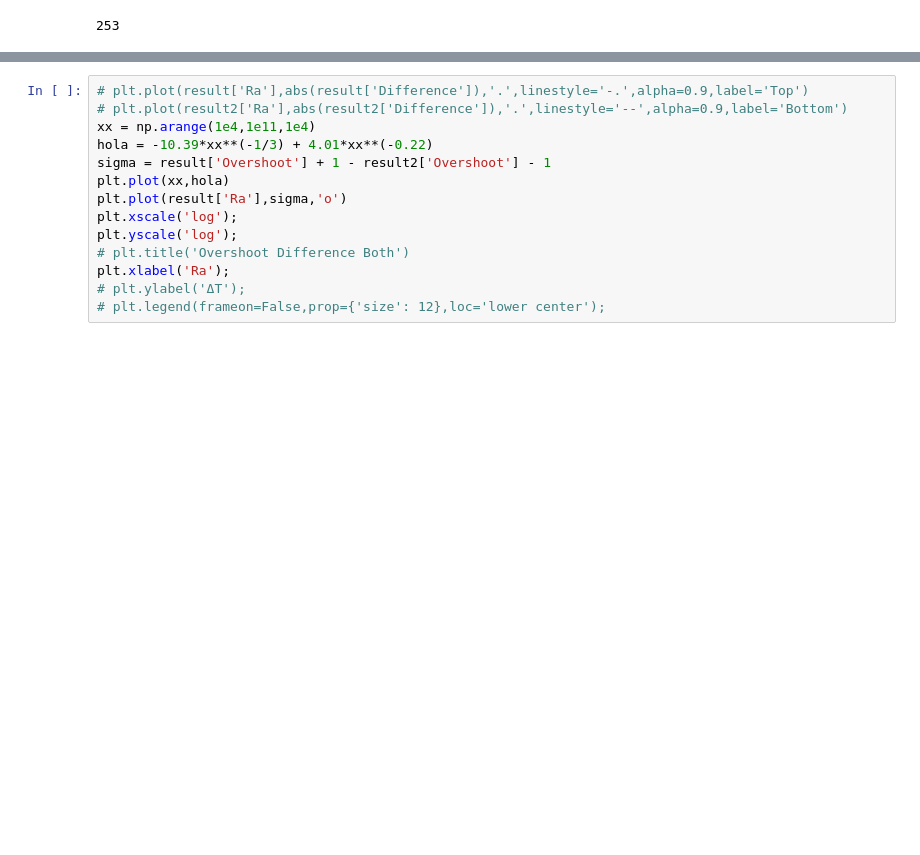
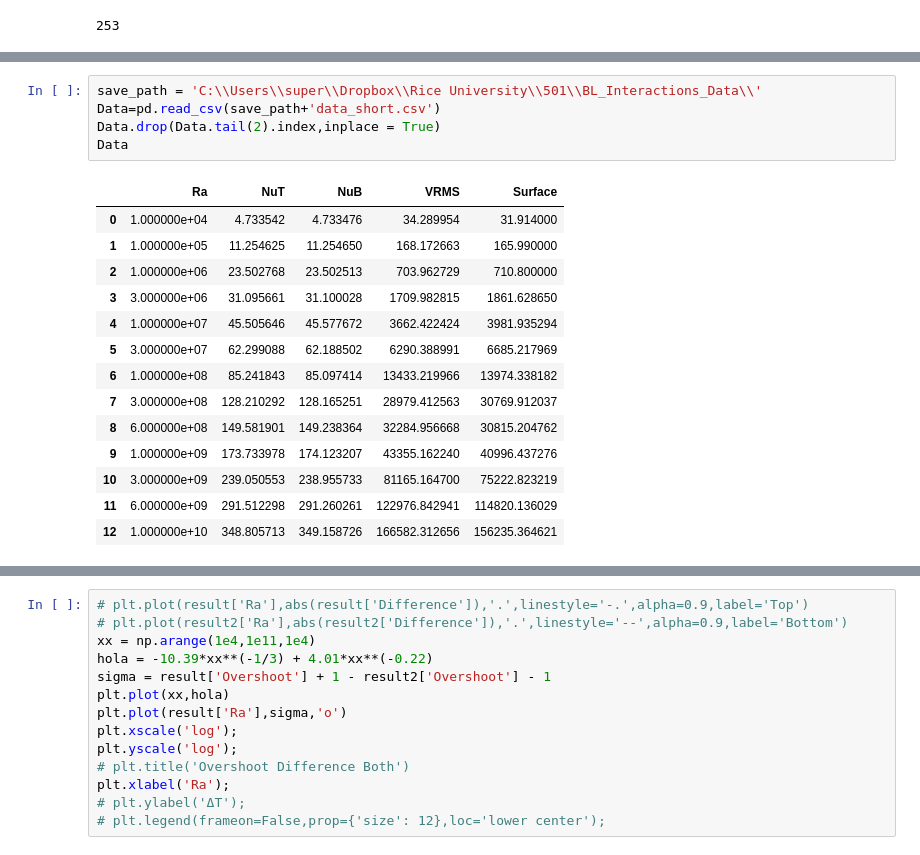
Before and after one commit to juliangtCode/CitcomCU-Notebooks, a Jupyter notebook: Basal Heating/Extract Overshoot from Profiles.ipynb, the cells around one changed output, grey strips where cells are left out. Drawn from its saved outputs; the diff is of its cells as text; blank space fills up the shorter version.

```diff
--- a/Basal Heating/Extract Overshoot from Profiles.ipynb
+++ b/Basal Heating/Extract Overshoot from Profiles.ipynb
@@ -212,3 +213,23 @@ plt.xticks(np.logspace(4,10,num=7));
 plt.legend(frameon=False,prop={'size': 12},loc='lower center');
 # %% [output]
 [drawing not drawn]
+# %%
+save_path = 'C:\\Users\\super\\Dropbox\\Rice University\\501\\BL_Interactions_Data\\'
+Data=pd.read_csv(save_path+'data_short.csv')
+Data.drop(Data.tail(2).index,inplace = True)
+Data
+# %% [output]
+|  | Ra | NuT | NuB | VRMS | Surface |
+| 0 | 1.000000e+04 | 4.733542 | 4.733476 | 34.289954 | 31.914000 |
+| 1 | 1.000000e+05 | 11.254625 | 11.254650 | 168.172663 | 165.990000 |
+| 2 | 1.000000e+06 | 23.502768 | 23.502513 | 703.962729 | 710.800000 |
+| 3 | 3.000000e+06 | 31.095661 | 31.100028 | 1709.982815 | 1861.628650 |
+| 4 | 1.000000e+07 | 45.505646 | 45.577672 | 3662.422424 | 3981.935294 |
+| 5 | 3.000000e+07 | 62.299088 | 62.188502 | 6290.388991 | 6685.217969 |
+| 6 | 1.000000e+08 | 85.241843 | 85.097414 | 13433.219966 | 13974.338182 |
+| 7 | 3.000000e+08 | 128.210292 | 128.165251 | 28979.412563 | 30769.912037 |
+| 8 | 6.000000e+08 | 149.581901 | 149.238364 | 32284.956668 | 30815.204762 |
+| 9 | 1.000000e+09 | 173.733978 | 174.123207 | 43355.162240 | 40996.437276 |
+| 10 | 3.000000e+09 | 239.050553 | 238.955733 | 81165.164700 | 75222.823219 |
+| 11 | 6.000000e+09 | 291.512298 | 291.260261 | 122976.842941 | 114820.136029 |
+| 12 | 1.000000e+10 | 348.805713 | 349.158726 | 166582.312656 | 156235.364621 |
```
Also changed, not shown: parts of 3 cells of this notebook, 7 other files.
